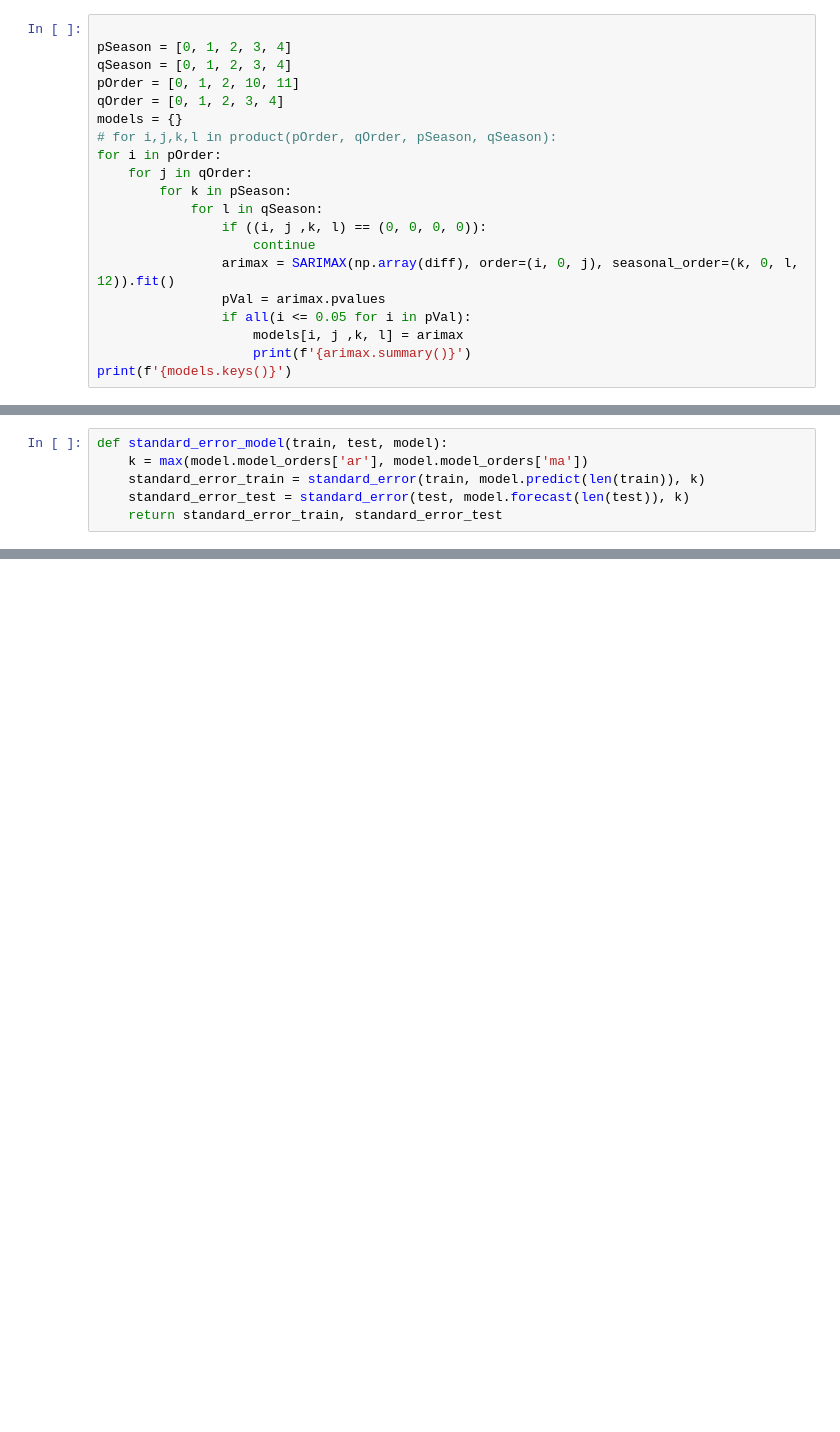
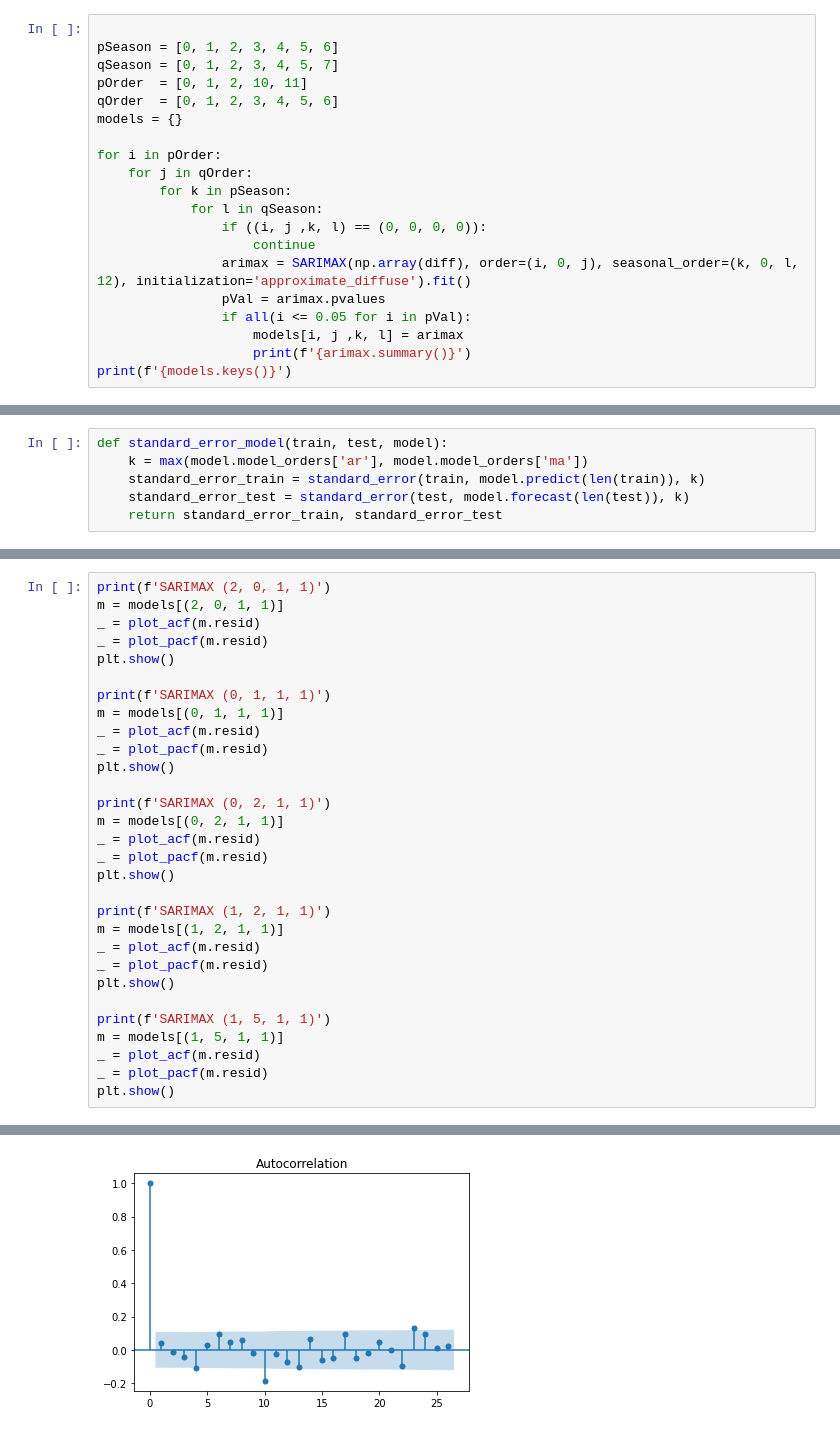
Before and after one commit to EkT1oN/tris, a Jupyter notebook: lab2.ipynb, the cells around one changed output, grey strips where cells are left out. Saved outputs shown, nothing was run; the diff lists cells and outputs as text; blank space fills up the shorter version.

```diff
--- a/lab2.ipynb
+++ b/lab2.ipynb
@@ -140,18 +162,18 @@ _ = plot_pacf(diff, lags=lagCountDiff)
 # %%
 
-pSeason = [0, 1, 2, 3, 4]
-qSeason = [0, 1, 2, 3, 4]
-pOrder = [0, 1, 2, 10, 11]
-qOrder = [0, 1, 2, 3, 4]
+pSeason = [0, 1, 2, 3, 4, 5, 6]
+qSeason = [0, 1, 2, 3, 4, 5, 7]
+pOrder  = [0, 1, 2, 10, 11]
+qOrder  = [0, 1, 2, 3, 4, 5, 6]
 models = {}
-# for i,j,k,l in product(pOrder, qOrder, pSeason, qSeason):
+
 for i in pOrder:
     for j in qOrder:
         for k in pSeason:
             for l in qSeason:
                 if ((i, j ,k, l) == (0, 0, 0, 0)):
                     continue
-                arimax = SARIMAX(np.array(diff), order=(i, 0, j), seasonal_order=(k, 0, l, 12)).fit()
+                arimax = SARIMAX(np.array(diff), order=(i, 0, j), seasonal_order=(k, 0, l, 12), initialization='approximate_diffuse').fit()
                 pVal = arimax.pvalues
                 if all(i <= 0.05 for i in pVal):
                     models[i, j ,k, l] = arimax
@@ -268,0 +273,31 @@ SARIMAX(0, 0, 1, 1)
+# %%
+print(f'SARIMAX (2, 0, 1, 1)')
+m = models[(2, 0, 1, 1)]
+_ = plot_acf(m.resid)
+_ = plot_pacf(m.resid)
+plt.show()
+
+print(f'SARIMAX (0, 1, 1, 1)')
+m = models[(0, 1, 1, 1)]
+_ = plot_acf(m.resid)
+_ = plot_pacf(m.resid)
+plt.show()
+
+print(f'SARIMAX (0, 2, 1, 1)')
+m = models[(0, 2, 1, 1)]
+_ = plot_acf(m.resid)
+_ = plot_pacf(m.resid)
+plt.show()
+
+print(f'SARIMAX (1, 2, 1, 1)')
+m = models[(1, 2, 1, 1)]
+_ = plot_acf(m.resid)
+_ = plot_pacf(m.resid)
+plt.show()
+
+print(f'SARIMAX (1, 5, 1, 1)')
+m = models[(1, 5, 1, 1)]
+_ = plot_acf(m.resid)
+_ = plot_pacf(m.resid)
+plt.show()
+# %% [output]
@@ -268,0 +305 @@ SARIMAX(0, 0, 1, 1)
+[figure, added]
```
Also changed, not shown: parts of 22 cells of this notebook.
